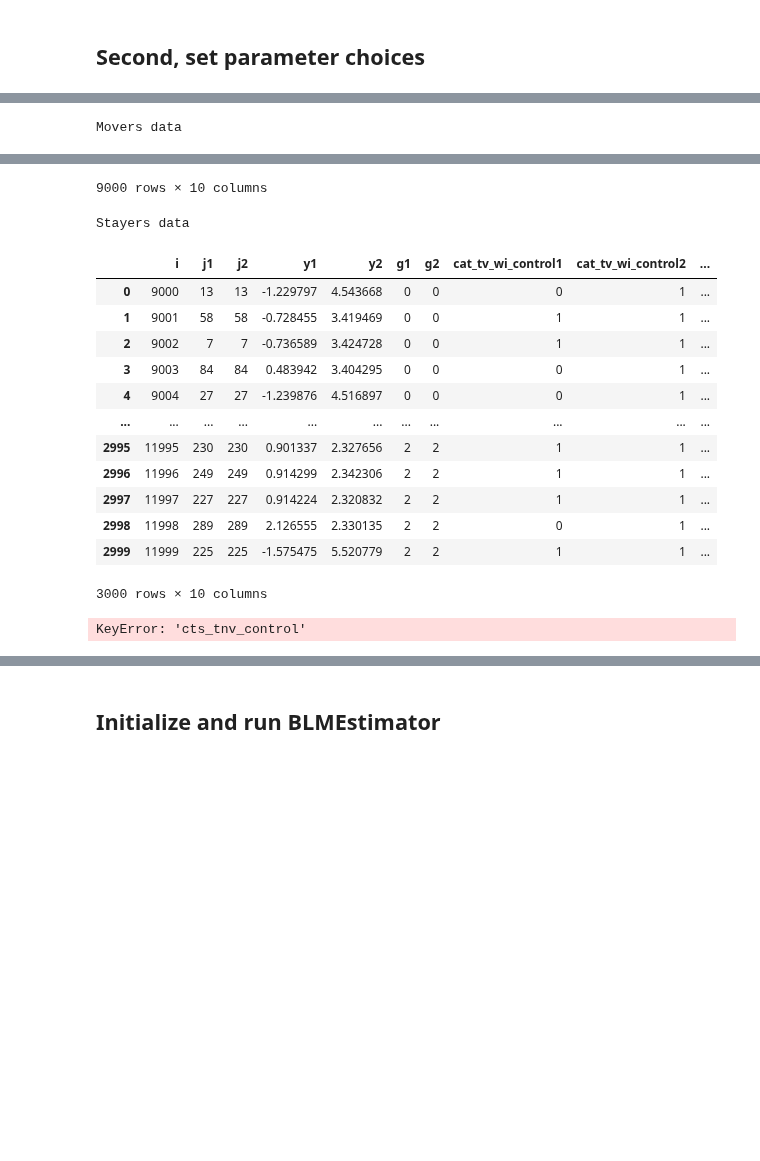
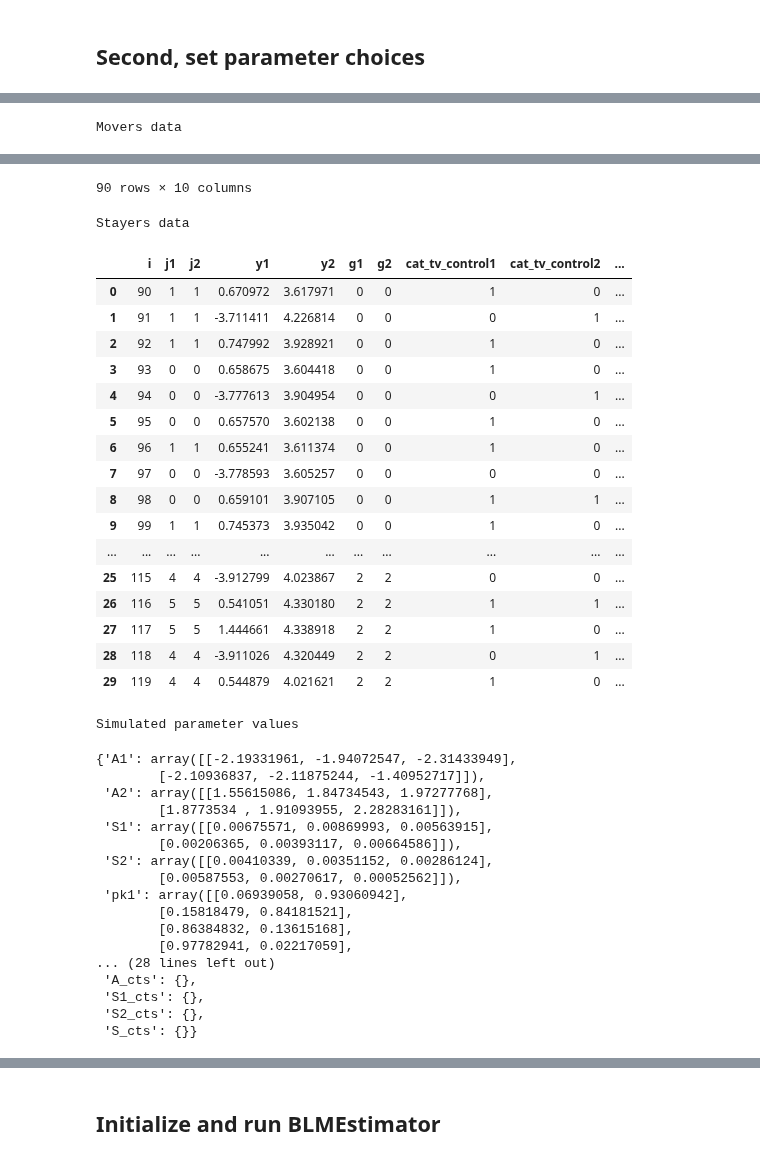
Before and after one commit to tlamadon/pytwoway, a Jupyter notebook: docs/source/notebooks/blm_example.ipynb, the cells around one changed output, grey strips where cells are left out. Drawn from its saved outputs; the diff is of its cells as text; code cells hidden in the pictures; blank space fills up the shorter version.

```diff
--- a/docs/source/notebooks/blm_example.ipynb
+++ b/docs/source/notebooks/blm_example.ipynb
@@ -419,0 +234,22 @@ blm_params = tw.blm_params({
+# %%
+n_control = 2 # Number of types for control variable
+
+cat_tv_params = tw.categorical_time_varying_params({
+    'n': n_control,
+    'a1_mu': 0.5, 'a1_sig': 2.5, 'a2_mu': 2, 'a2_sig': 0.25,
+    's1_low': 0, 's1_high': 0.01, 's2_low': 0, 's2_high': 0.01
+})
+blm_sim_params = tw.sim_params({
+    'nl': nl,
+    'nk': nk,
+    'a1_mu': -2, 'a1_sig': 0.25, 'a2_mu': 2, 'a2_sig': 0.25,
+    's1_low': 0, 's1_high': 0.01, 's2_low': 0, 's2_high': 0.01,
+    'categorical_time_varying_dict': {'cat_tv_control': cat_tv_params}
+})
+blm_params = tw.blm_params({
+    'nl': nl,
+    'nk': nk,
+    'a1_mu': -2, 'a1_sig': 0.25, 'a2_mu': 2, 'a2_sig': 0.25,
+    's1_low': 0, 's1_high': 0.01, 's2_low': 0, 's2_high': 0.01,
+    'categorical_time_varying_dict': {'cat_tv_control': cat_tv_params}
+})
@@ -427,5 +269,7 @@ print('Movers data')
 display(sim_data['jdata'])
 print('Stayers data')
 display(sim_data['sdata'])
+print('Simulated parameter values')
+display(sim_params)
 # %% [output]
 Movers data
@@ -444,19 +288,37 @@ Movers data
-9000 rows × 10 columns
+90 rows × 10 columns
 Stayers data
-|  | i | j1 | j2 | y1 | y2 | g1 | g2 | cat_tv_wi_control1 | cat_tv_wi_control2 | ... |
-| 0 | 9000 | 13 | 13 | -1.229797 | 4.543668 | 0 | 0 | 0 | 1 | ... |
-| 1 | 9001 | 58 | 58 | -0.728455 | 3.419469 | 0 | 0 | 1 | 1 | ... |
-| 2 | 9002 | 7 | 7 | -0.736589 | 3.424728 | 0 | 0 | 1 | 1 | ... |
-| 3 | 9003 | 84 | 84 | 0.483942 | 3.404295 | 0 | 0 | 0 | 1 | ... |
-| 4 | 9004 | 27 | 27 | -1.239876 | 4.516897 | 0 | 0 | 0 | 1 | ... |
+|  | i | j1 | j2 | y1 | y2 | g1 | g2 | cat_tv_control1 | cat_tv_control2 | ... |
+| 0 | 90 | 1 | 1 | 0.670972 | 3.617971 | 0 | 0 | 1 | 0 | ... |
+| 1 | 91 | 1 | 1 | -3.711411 | 4.226814 | 0 | 0 | 0 | 1 | ... |
+| 2 | 92 | 1 | 1 | 0.747992 | 3.928921 | 0 | 0 | 1 | 0 | ... |
+| 3 | 93 | 0 | 0 | 0.658675 | 3.604418 | 0 | 0 | 1 | 0 | ... |
+| 4 | 94 | 0 | 0 | -3.777613 | 3.904954 | 0 | 0 | 0 | 1 | ... |
+| 5 | 95 | 0 | 0 | 0.657570 | 3.602138 | 0 | 0 | 1 | 0 | ... |
+| 6 | 96 | 1 | 1 | 0.655241 | 3.611374 | 0 | 0 | 1 | 0 | ... |
+| 7 | 97 | 0 | 0 | -3.778593 | 3.605257 | 0 | 0 | 0 | 0 | ... |
+| 8 | 98 | 0 | 0 | 0.659101 | 3.907105 | 0 | 0 | 1 | 1 | ... |
+| 9 | 99 | 1 | 1 | 0.745373 | 3.935042 | 0 | 0 | 1 | 0 | ... |
 | ... | ... | ... | ... | ... | ... | ... | ... | ... | ... | ... |
-| 2995 | 11995 | 230 | 230 | 0.901337 | 2.327656 | 2 | 2 | 1 | 1 | ... |
-| 2996 | 11996 | 249 | 249 | 0.914299 | 2.342306 | 2 | 2 | 1 | 1 | ... |
-| 2997 | 11997 | 227 | 227 | 0.914224 | 2.320832 | 2 | 2 | 1 | 1 | ... |
-| 2998 | 11998 | 289 | 289 | 2.126555 | 2.330135 | 2 | 2 | 0 | 1 | ... |
-| 2999 | 11999 | 225 | 225 | -1.575475 | 5.520779 | 2 | 2 | 1 | 1 | ... |
+| 25 | 115 | 4 | 4 | -3.912799 | 4.023867 | 2 | 2 | 0 | 0 | ... |
+| 26 | 116 | 5 | 5 | 0.541051 | 4.330180 | 2 | 2 | 1 | 1 | ... |
+| 27 | 117 | 5 | 5 | 1.444661 | 4.338918 | 2 | 2 | 1 | 0 | ... |
+| 28 | 118 | 4 | 4 | -3.911026 | 4.320449 | 2 | 2 | 0 | 1 | ... |
+| 29 | 119 | 4 | 4 | 0.544879 | 4.021621 | 2 | 2 | 1 | 0 | ... |
-3000 rows × 10 columns
+Simulated parameter values
+{'A1': array([[-2.19331961, -1.94072547, -2.31433949],
+        [-2.10936837, -2.11875244, -1.40952717]]),
+ 'A2': array([[1.55615086, 1.84734543, 1.97277768],
+        [1.8773534 , 1.91093955, 2.28283161]]),
+ 'S1': array([[0.00675571, 0.00869993, 0.00563915],
+        [0.00206365, 0.00393117, 0.00664586]]),
+ 'S2': array([[0.00410339, 0.00351152, 0.00286124],
+        [0.00587553, 0.00270617, 0.00052562]]),
+ 'pk1': array([[0.06939058, 0.93060942],
+        [0.15818479, 0.84181521],
+        [0.86384832, 0.13615168],
+        [0.97782941, 0.02217059],
+... (28 lines left out)
+ 'A_cts': {},
+ 'S1_cts': {},
+ 'S2_cts': {},
+ 'S_cts': {}}
-# %%
-np.mean(sim_data['jdata']['y1'] - sim_params['A1'][sim_data['jdata']['l'], sim_data['jdata']['g1']] - sim_params['A_cts']['cts_tnv_control'] * sim_data['jdata']['cts_tnv_control'])
-# %% [output]
-KeyError: 'cts_tnv_control'
```
Also changed, not shown: parts of 60 cells of this notebook, 5 other files.
